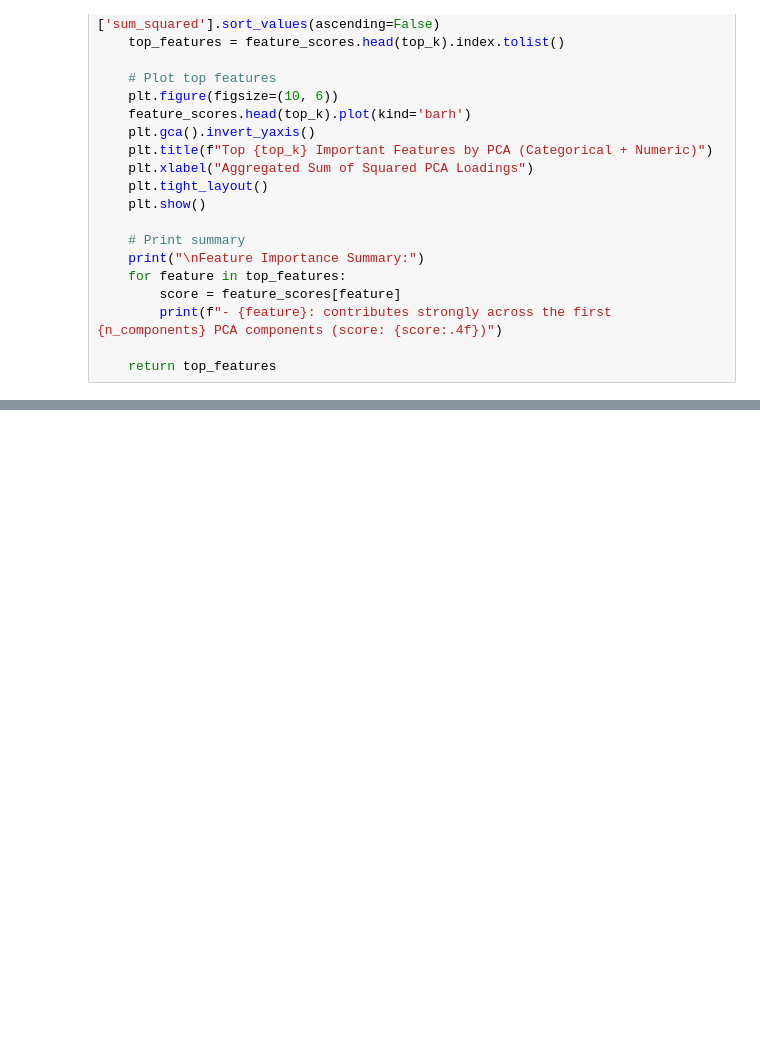
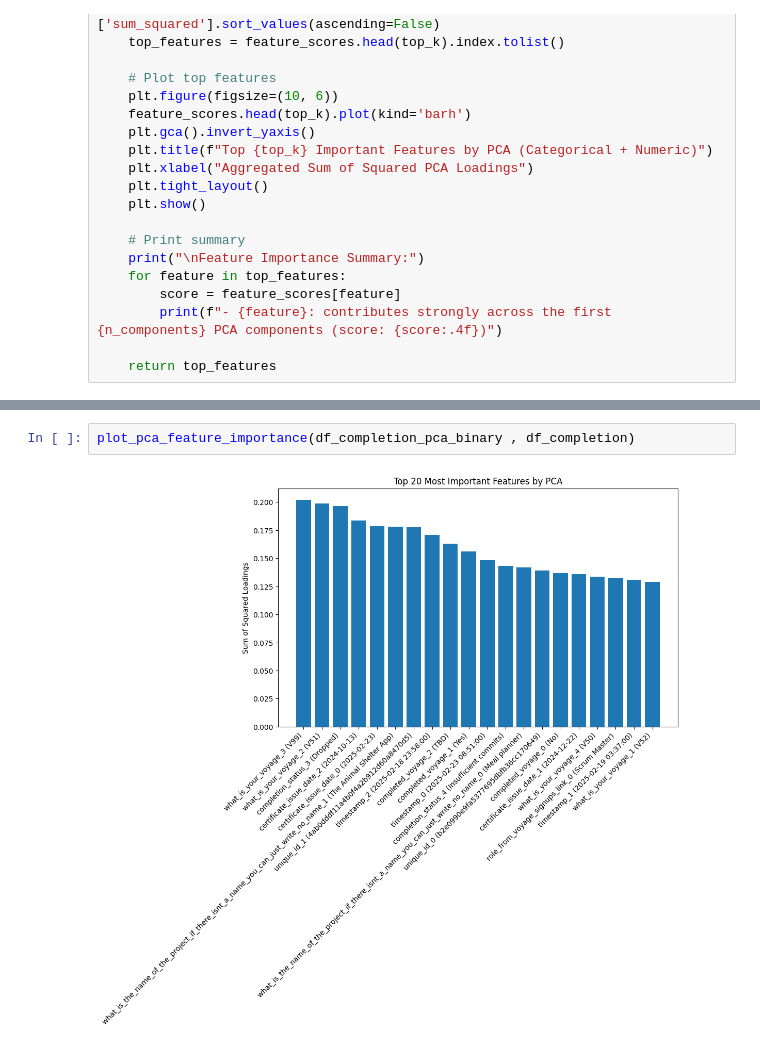
Before and after one commit to roziii/chingu_segment_analysis, a Jupyter notebook: Transaction_Application_analysis.ipynb, the cells around one changed output, grey strips where cells are left out. Saved outputs shown, nothing was run; the diff lists cells and outputs as text; blank space fills up the shorter version.

```diff
--- a/Transaction_Application_analysis.ipynb
+++ b/Transaction_Application_analysis.ipynb
@@ -169,0 +184,4 @@ def get_top_features_by_pca(df: pd.DataFrame, top_k: int = 10, n_components: int
+# %%
+plot_pca_feature_importance(df_completion_pca_binary , df_completion)
+# %% [output]
+[figure, added]
```
Also changed, not shown: parts of 14 cells of this notebook.
